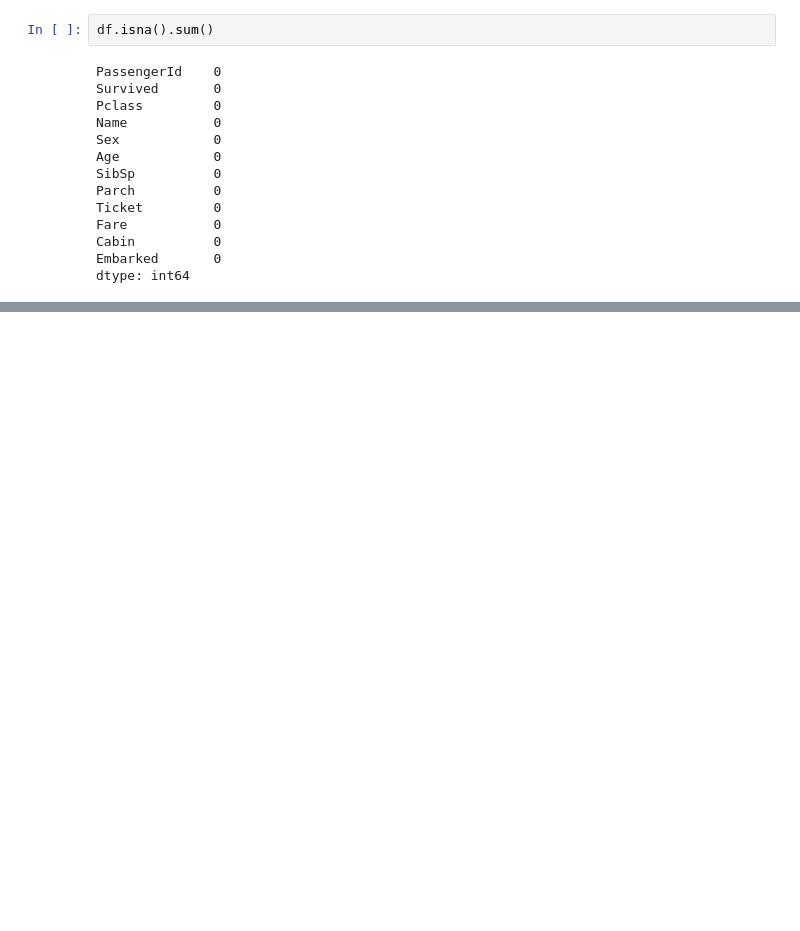
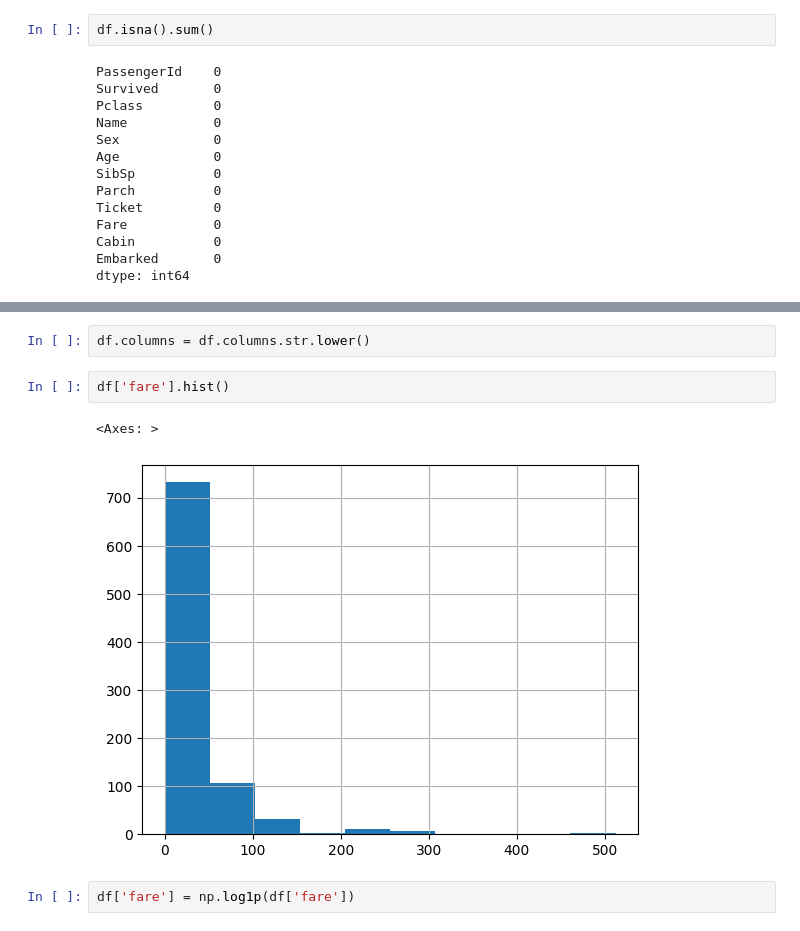
Before and after one commit to AsokTamang/nlp_classification, a Jupyter notebook: titanic-notebook.ipynb, the cells around one changed output, grey strips where cells are left out. Saved outputs shown, nothing was run; the diff lists cells and outputs as text; blank space fills up the shorter version.

Commit message:
logged the fare column

```diff
--- a/titanic-notebook.ipynb
+++ b/titanic-notebook.ipynb
@@ -74,0 +96,9 @@ dtype: int64
+# %%
+df.columns = df.columns.str.lower()
+# %%
+df['fare'].hist()
+# %% [output]
+<Axes: >
+[figure, added]
+# %%
+df['fare'] = np.log1p(df['fare'])
```
Also changed, not shown: parts of 3 cells of this notebook.
